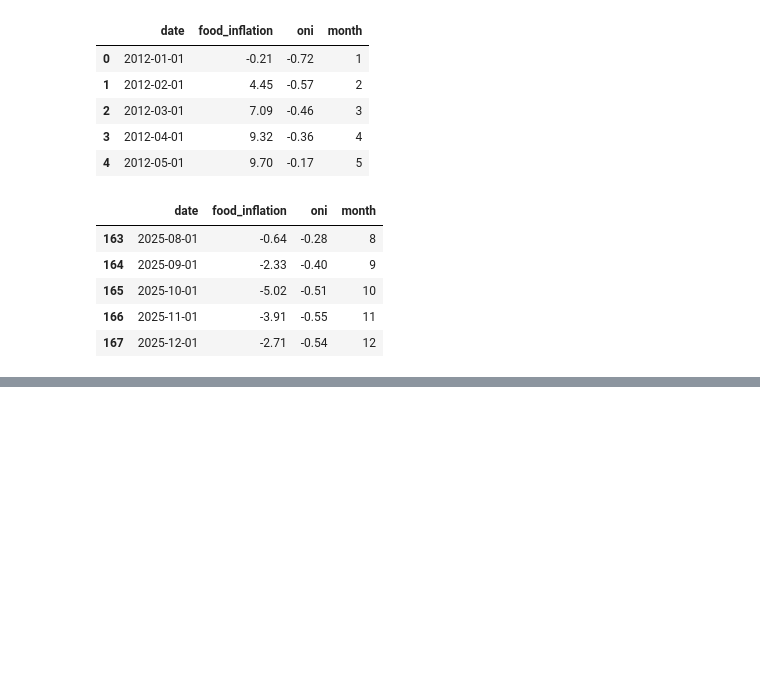
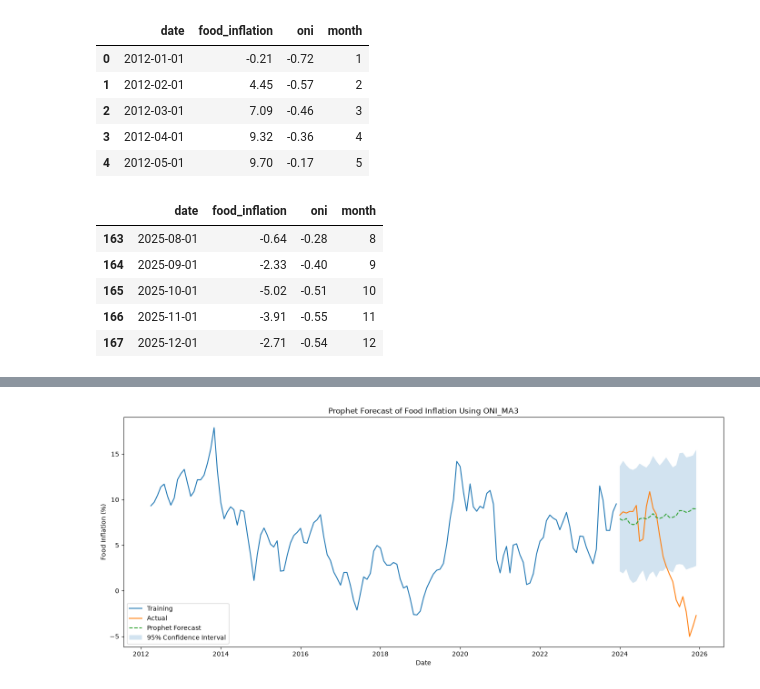
Before and after one commit to AyushTomarOG/Food-Inflation-in-El-Nino, a Jupyter notebook: notebooks/04_prophet.ipynb, the cells around one changed output, grey strips where cells are left out. Cells and saved outputs as stored; diff of their text form; code cells hidden in the pictures; blank space fills up the shorter version.

```diff
--- a/notebooks/04_prophet.ipynb
+++ b/notebooks/04_prophet.ipynb
@@ -112,0 +506,40 @@ Test size: 24
+# %%
+# Final Prophet forecast plot
+
+plt.figure(figsize=(14, 6))
+
+plt.plot(
+    final_prophet_train["ds"],
+    final_prophet_train["y"],
+    label="Training"
+)
+
+plt.plot(
+    final_prophet_test["ds"],
+    final_prophet_test["y"],
+    label="Actual"
+)
+
+plt.plot(
+    final_prophet_test["ds"],
+    final_prophet_forecast["yhat"],
+    linestyle="--",
+    label="Prophet Forecast"
+)
+
+plt.fill_between(
+    final_prophet_test["ds"],
+    final_prophet_forecast["yhat_lower"],
+    final_prophet_forecast["yhat_upper"],
+    alpha=0.2,
+    label="95% Confidence Interval"
+)
+
+plt.xlabel("Date")
+plt.ylabel("Food Inflation (%)")
+plt.title("Prophet Forecast of Food Inflation Using ONI_MA3")
+plt.legend()
+plt.tight_layout()
+plt.show()
+# %% [output]
+[figure, added]
```
Also changed, not shown: parts of 26 cells of this notebook, 1 other file.
